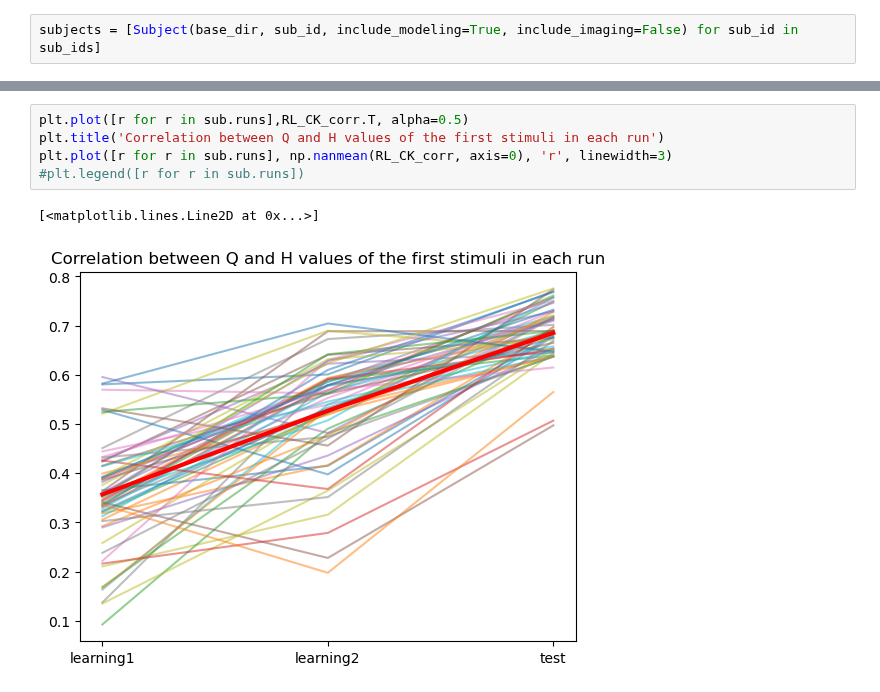
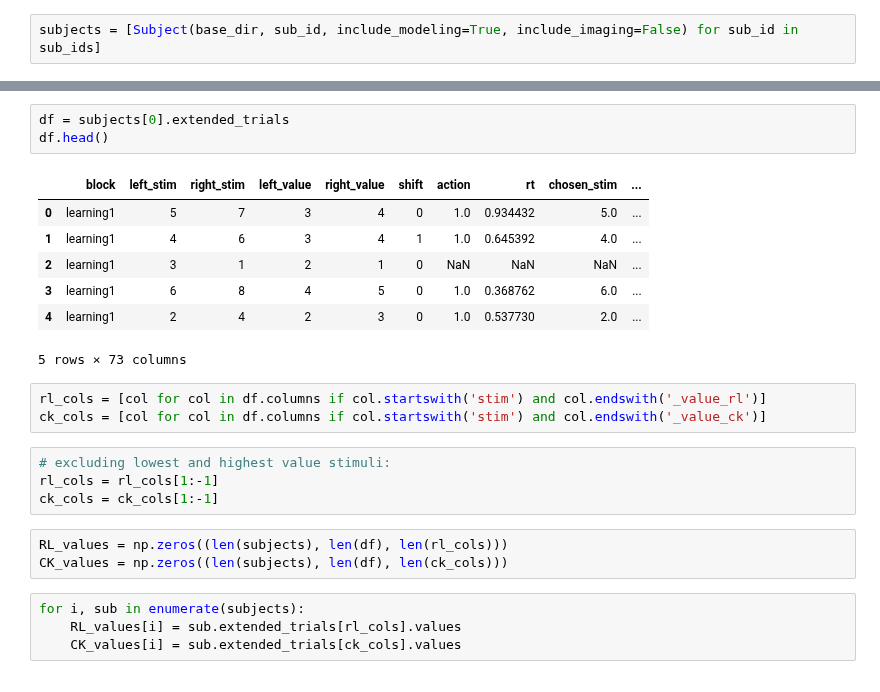
Before and after one commit to hugofluhr/learning-habits-analysis, a Jupyter notebook: notebooks/RL_CK_values_correlation.ipynb, the cells around one changed output, grey strips where cells are left out. Saved outputs shown, nothing was run; the diff lists cells and outputs as text.

```diff
--- a/notebooks/RL_CK_values_correlation.ipynb
+++ b/notebooks/RL_CK_values_correlation.ipynb
@@ -23,8 +13,25 @@ for i, sub in enumerate(subjects):
-# %%
-plt.plot([r for r in sub.runs],RL_CK_corr.T, alpha=0.5)
-plt.title('Correlation between Q and H values of the first stimuli in each run')
-plt.plot([r for r in sub.runs], np.nanmean(RL_CK_corr, axis=0), 'r', linewidth=3)
-#plt.legend([r for r in sub.runs])
-# %% [output]
-[<matplotlib.lines.Line2D at 0x...>]
-[figure, removed]
+# %%
+df = subjects[0].extended_trials
+df.head()
+# %% [output]
+|  | block | left_stim | right_stim | left_value | right_value | shift | action | rt | chosen_stim | ... |
+| 0 | learning1 | 5 | 7 | 3 | 4 | 0 | 1.0 | 0.934432 | 5.0 | ... |
+| 1 | learning1 | 4 | 6 | 3 | 4 | 1 | 1.0 | 0.645392 | 4.0 | ... |
+| 2 | learning1 | 3 | 1 | 2 | 1 | 0 | NaN | NaN | NaN | ... |
+| 3 | learning1 | 6 | 8 | 4 | 5 | 0 | 1.0 | 0.368762 | 6.0 | ... |
+| 4 | learning1 | 2 | 4 | 2 | 3 | 0 | 1.0 | 0.537730 | 2.0 | ... |
+5 rows × 73 columns
+# %%
+rl_cols = [col for col in df.columns if col.startswith('stim') and col.endswith('_value_rl')]
+ck_cols = [col for col in df.columns if col.startswith('stim') and col.endswith('_value_ck')]
+# %%
+# excluding lowest and highest value stimuli:
+rl_cols = rl_cols[1:-1]
+ck_cols = ck_cols[1:-1]
+# %%
+RL_values = np.zeros((len(subjects), len(df), len(rl_cols)))
+CK_values = np.zeros((len(subjects), len(df), len(ck_cols)))
+# %%
+for i, sub in enumerate(subjects):
+    RL_values[i] = sub.extended_trials[rl_cols].values
+    CK_values[i] = sub.extended_trials[ck_cols].values
```
Also changed, not shown: parts of 5 cells of this notebook.
